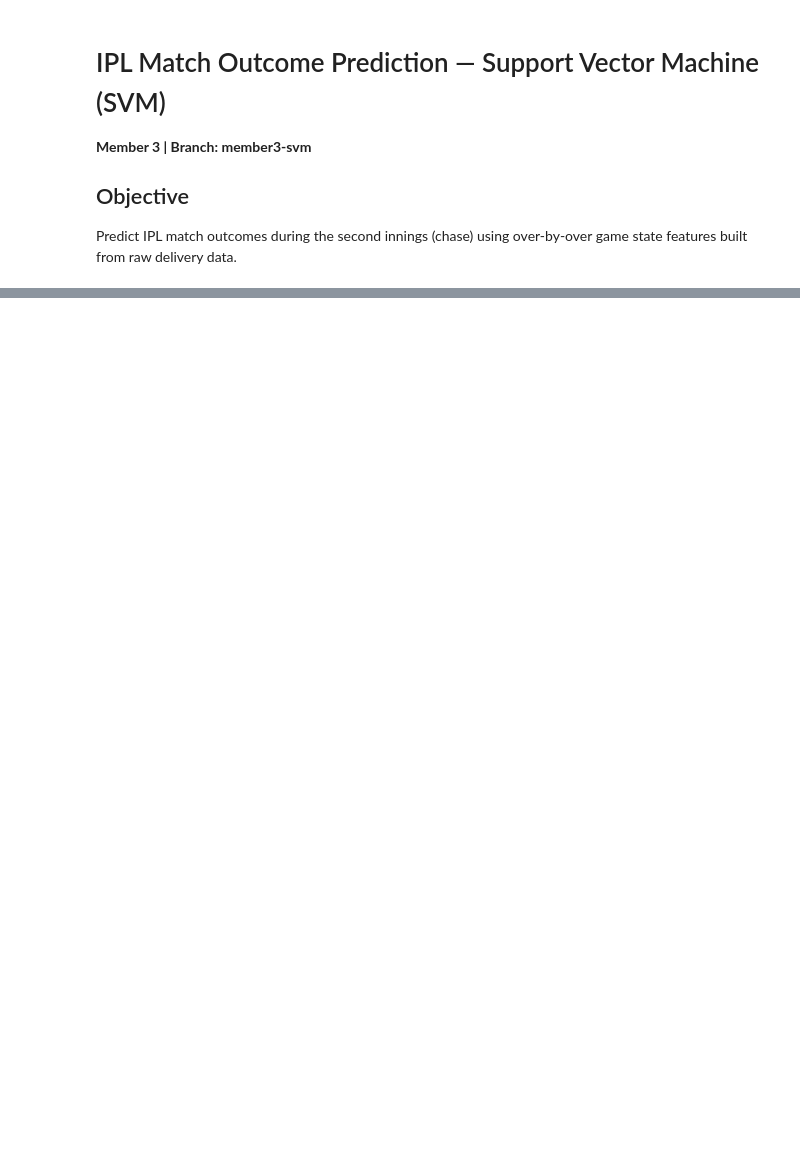
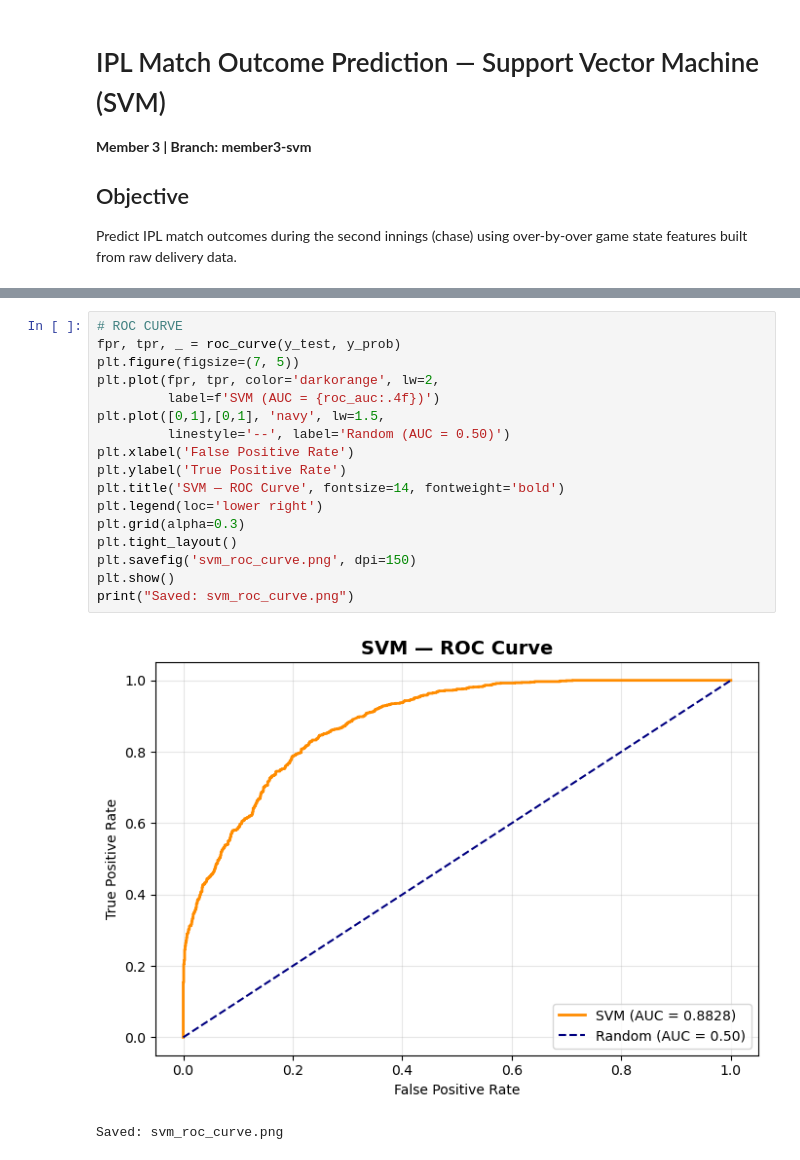
Before and after one commit to Jana1805/ML-Assignment, a Jupyter notebook: notebooks/svm_model.ipynb, the cells around one changed output, grey strips where cells are left out. Drawn from its saved outputs; the diff is of its cells as text; blank space fills up the shorter version.

```diff
--- a/notebooks/svm_model.ipynb
+++ b/notebooks/svm_model.ipynb
@@ -326,0 +713,20 @@ print(list(over_stats.columns))
+# %%
+# ROC CURVE
+fpr, tpr, _ = roc_curve(y_test, y_prob)
+plt.figure(figsize=(7, 5))
+plt.plot(fpr, tpr, color='darkorange', lw=2,
+         label=f'SVM (AUC = {roc_auc:.4f})')
+plt.plot([0,1],[0,1], 'navy', lw=1.5,
+         linestyle='--', label='Random (AUC = 0.50)')
+plt.xlabel('False Positive Rate')
+plt.ylabel('True Positive Rate')
+plt.title('SVM — ROC Curve', fontsize=14, fontweight='bold')
+plt.legend(loc='lower right')
+plt.grid(alpha=0.3)
+plt.tight_layout()
+plt.savefig('svm_roc_curve.png', dpi=150)
+plt.show()
+print("Saved: svm_roc_curve.png")
+# %% [output]
+[figure, added]
+Saved: svm_roc_curve.png
```
Also changed, not shown: parts of 28 cells of this notebook.
